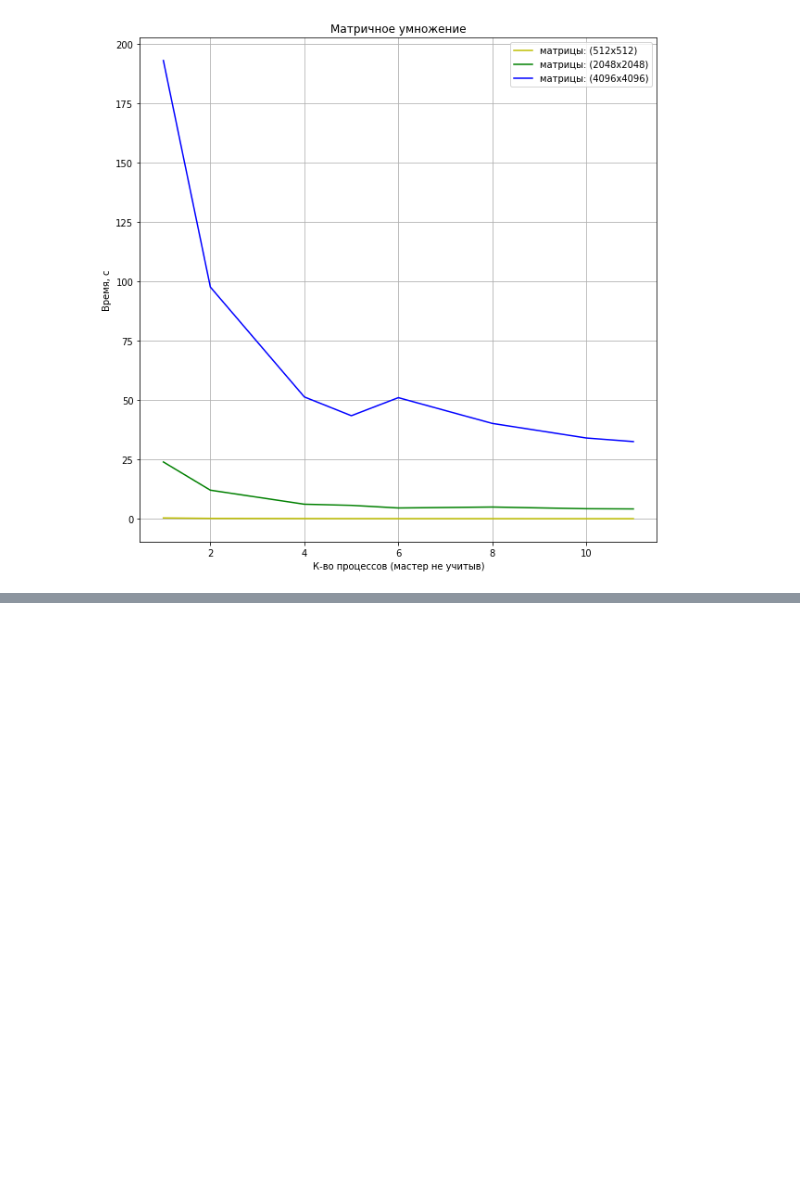
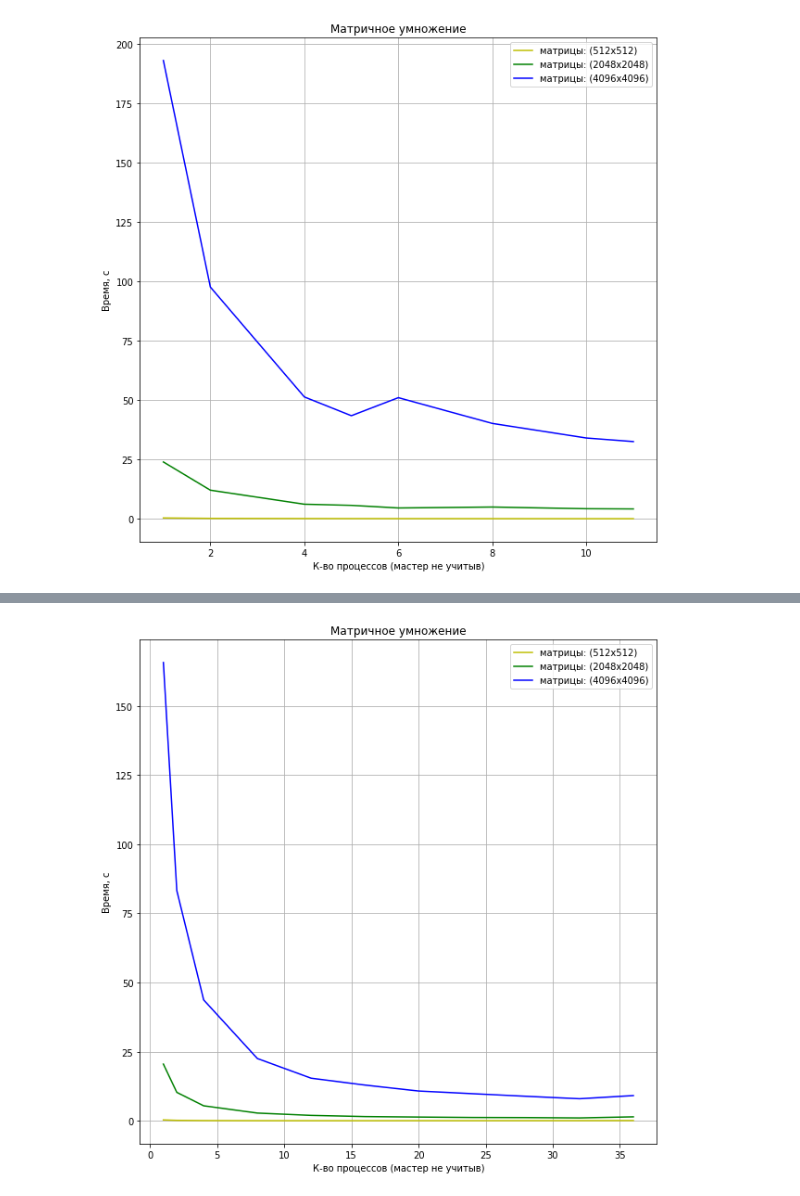
Before and after one commit to ArtKomarov/ParallelMatrixMul, a Jupyter notebook: MatrixMulMPI/MatrixMulMPI.ipynb, the cells around one changed output, grey strips where cells are left out. Saved outputs shown, nothing was run; the diff lists cells and outputs as text; code cells hidden in the pictures; blank space fills up the shorter version.

```diff
--- a/MatrixMulMPI/MatrixMulMPI.ipynb
+++ b/MatrixMulMPI/MatrixMulMPI.ipynb
@@ -73,0 +78,12 @@ plt.grid()
+# %%
+plt.figure(figsize=[10, 10])
+plt.title("Матричное умножение")
+plt.plot(proc_num - 1, mpi_time_2, c='y', label="матрицы: (512x512)")
+plt.plot(proc_num - 1, mpi_time_8, c='g', label="матрицы: (2048x2048)")
+plt.plot(proc_num - 1, mpi_time_16, c='b', label="матрицы: (4096x4096)")
+plt.xlabel("К-во процессов (мастер не учитыв)")
+plt.ylabel("Время, с")
+plt.legend()
+plt.grid()
+# %% [output]
+[figure, added]
```
Also changed, not shown: parts of 11 cells of this notebook, 3 other files.
